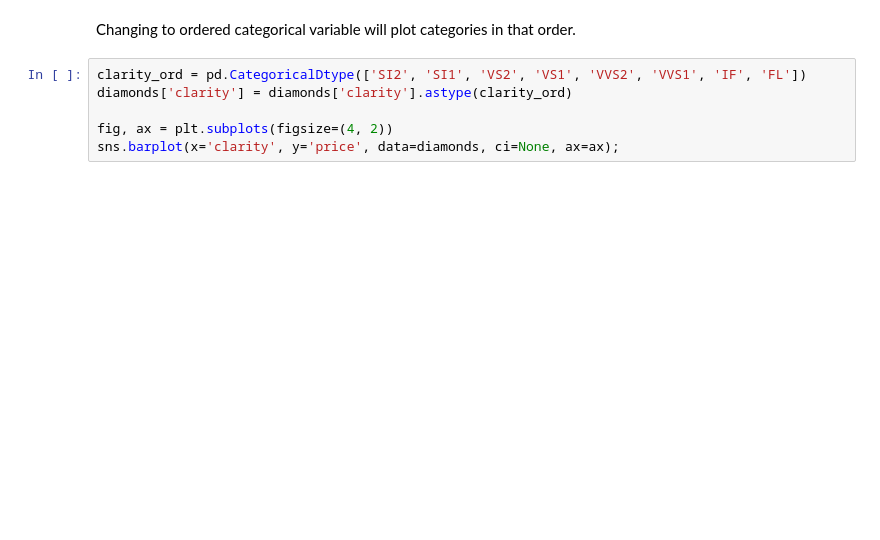
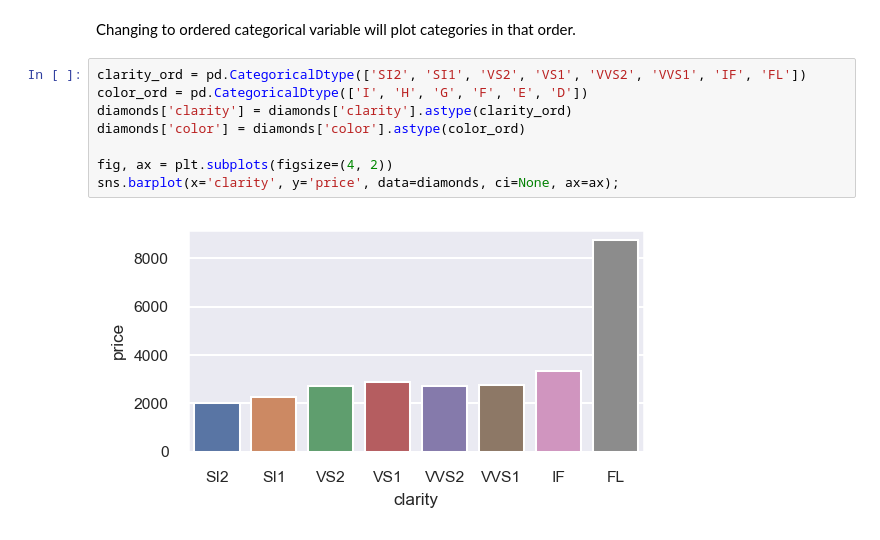
Before and after one commit to tdpetrou/Data-Visualization-with-Seaborn, a Jupyter notebook: Class Notebooks/Seaborn Cheat Sheet.ipynb, the cells around one changed output. Cells and saved outputs as stored; diff of their text form; blank space fills up the shorter version.

```diff
--- a/Class Notebooks/Seaborn Cheat Sheet.ipynb
+++ b/Class Notebooks/Seaborn Cheat Sheet.ipynb
@@ -464,7 +570,11 @@ sns.barplot(x='clarity', y='price', data=diamonds, ci=None, ax=ax);
 Changing to ordered categorical variable will plot categories in that order.
 # %%
 clarity_ord = pd.CategoricalDtype(['SI2', 'SI1', 'VS2', 'VS1', 'VVS2', 'VVS1', 'IF', 'FL'])
+color_ord = pd.CategoricalDtype(['I', 'H', 'G', 'F', 'E', 'D'])
 diamonds['clarity'] = diamonds['clarity'].astype(clarity_ord)
+diamonds['color'] = diamonds['color'].astype(color_ord)
 
 fig, ax = plt.subplots(figsize=(4, 2))
 sns.barplot(x='clarity', y='price', data=diamonds, ci=None, ax=ax);
+# %% [output]
+[figure, added]
```
Also changed, not shown: parts of 50 cells of this notebook, 1 other file.
